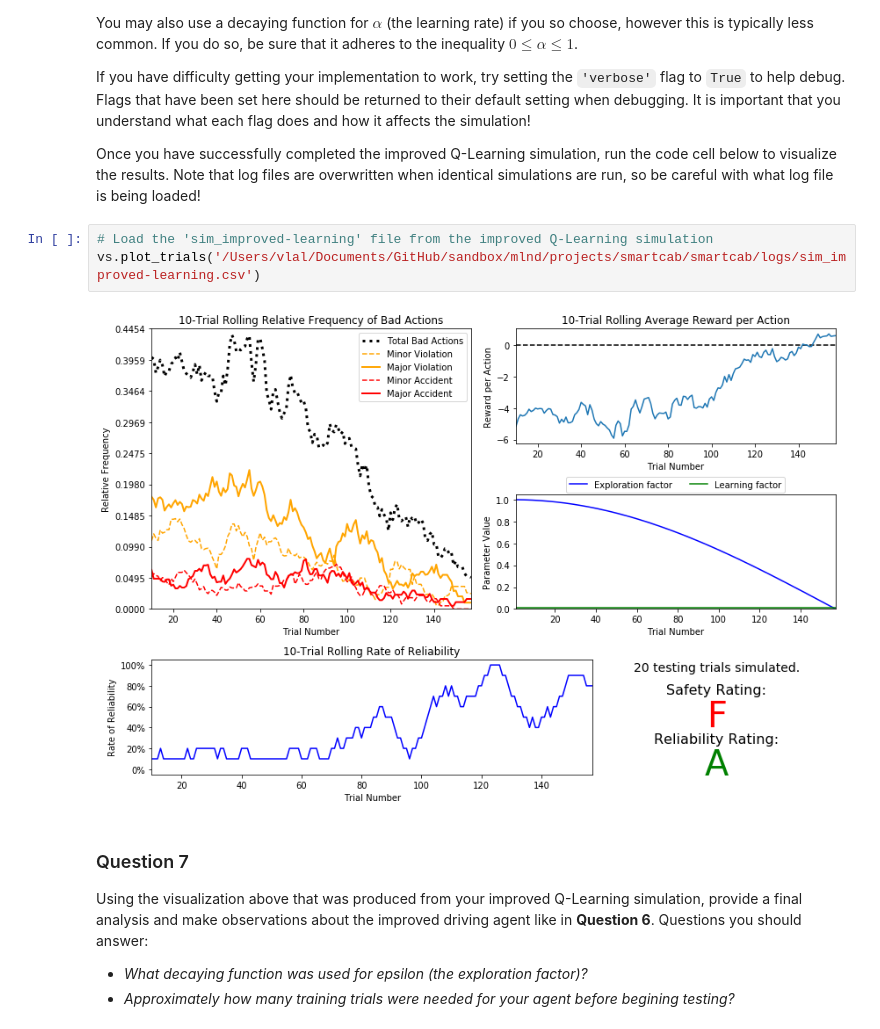
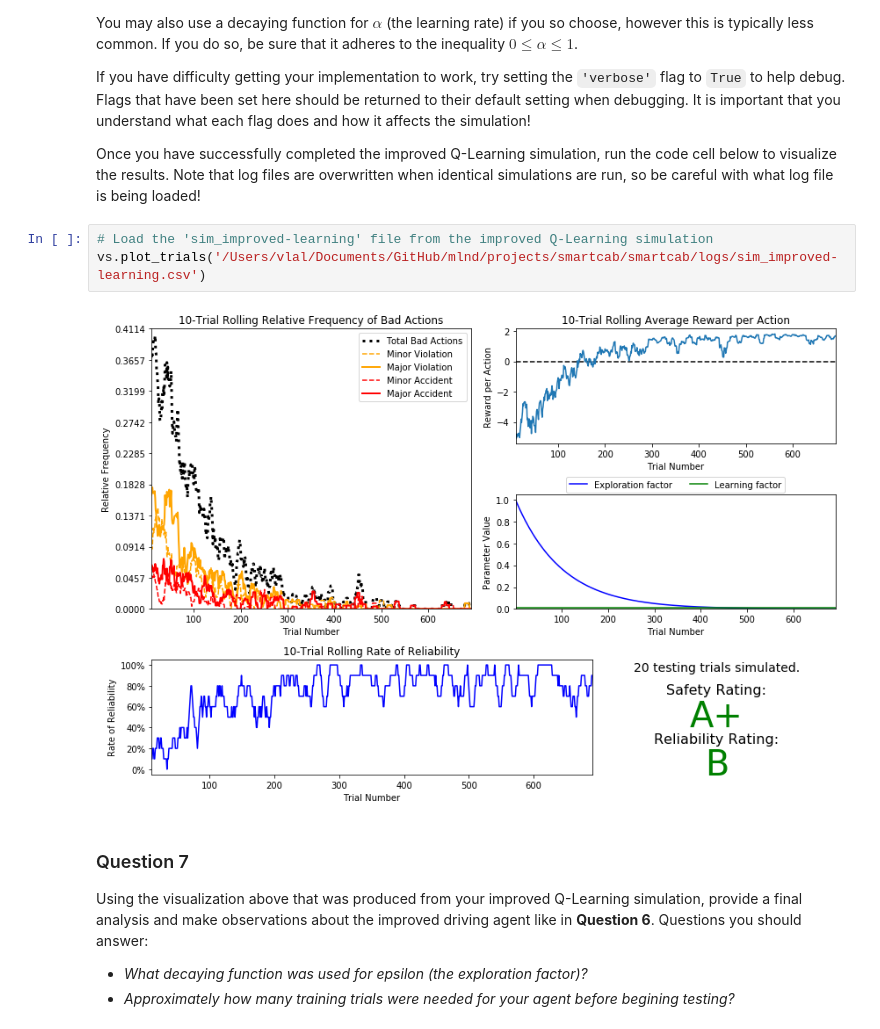
Before and after one commit to lvibb/sandbox, a Jupyter notebook: mlnd/projects/smartcab/smartcab.ipynb, the cells around one changed output. Drawn from its saved outputs; the diff is of its cells as text.

```diff
--- a/mlnd/projects/smartcab/smartcab.ipynb
+++ b/mlnd/projects/smartcab/smartcab.ipynb
@@ -387,9 +387,9 @@ If you have difficulty getting your implementation to work, try setting the `'ve
 Once you have successfully completed the improved Q-Learning simulation, run the code cell below to visualize the results. Note that log files are overwritten when identical simulations are run, so be careful with what log file is being loaded!
 # %%
 # Load the 'sim_improved-learning' file from the improved Q-Learning simulation
-vs.plot_trials('/Users/vlal/Documents/GitHub/sandbox/mlnd/projects/smartcab/smartcab/logs/sim_improved-learning.csv')
+vs.plot_trials('/Users/vlal/Documents/GitHub/mlnd/projects/smartcab/smartcab/logs/sim_improved-learning.csv')
 # %% [output]
-[figure, old version]
+[figure, new version]
 # %% [markdown]
 ### Question 7
 Using the visualization above that was produced from your improved Q-Learning simulation, provide a final analysis and make observations about the improved driving agent like in **Question 6**. Questions you should answer:
```
Also changed, not shown: parts of 2 cells of this notebook, 9 other files.
